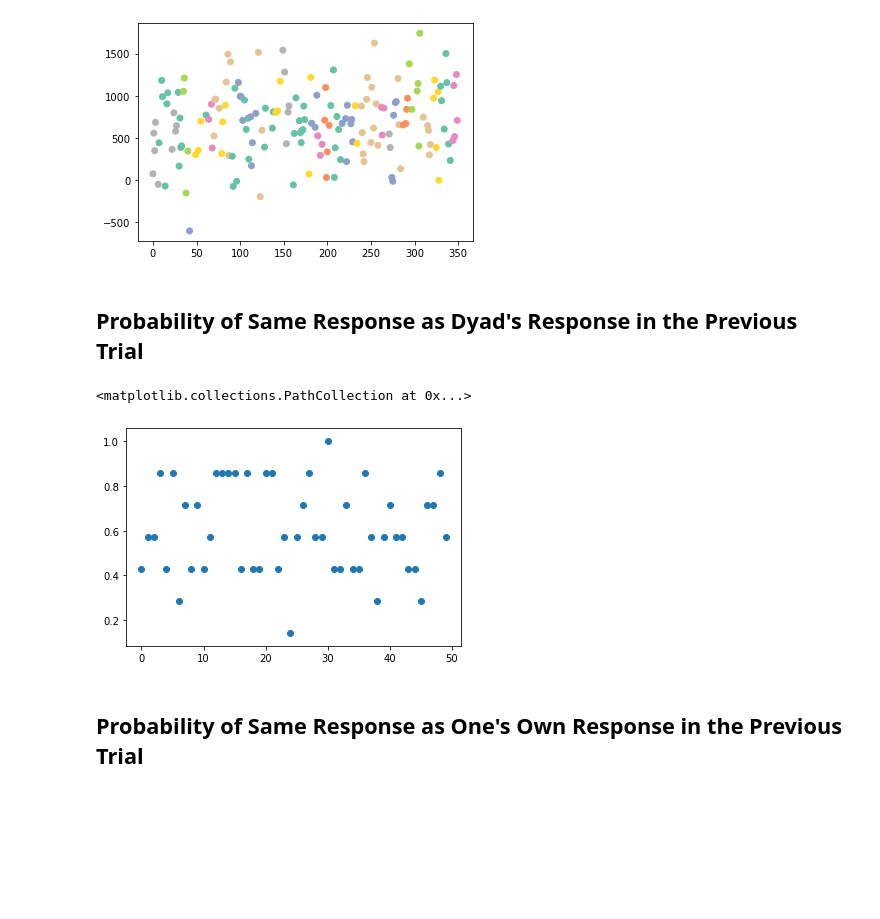
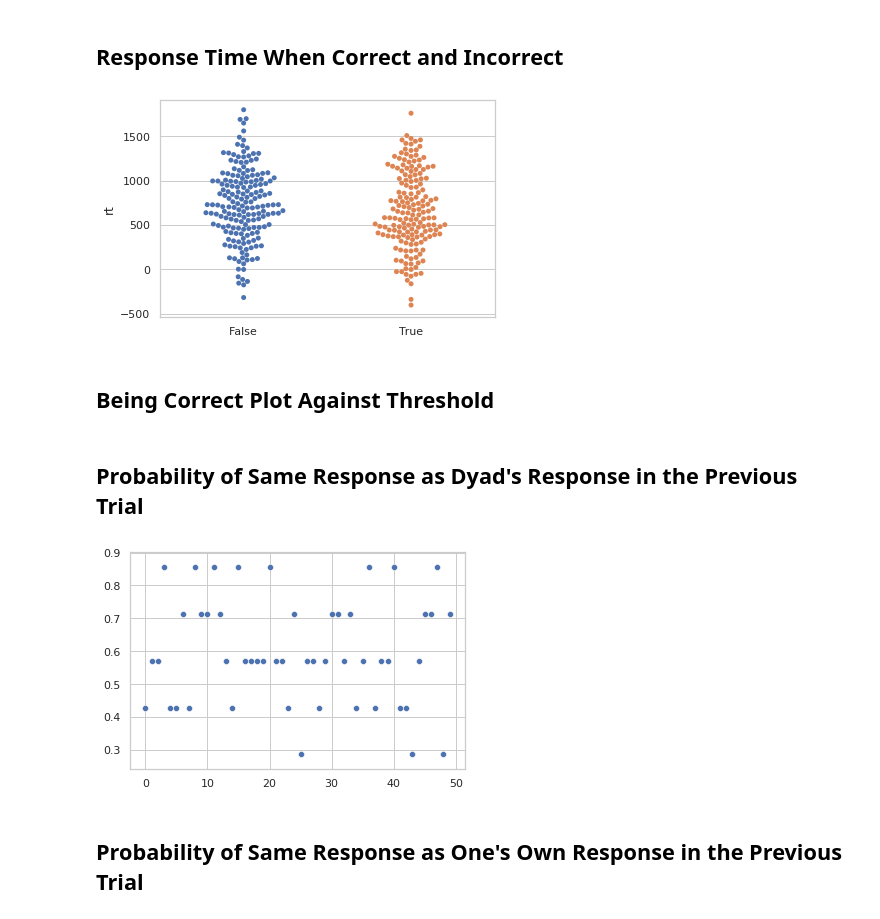
Before and after one commit to 104H/dyadicdecisionmaking, a Jupyter notebook: dataanalysis/pipeline.ipynb, the cells around one changed output. Cells and saved outputs as stored; diff of their text form; code cells hidden in the pictures; blank space fills up the shorter version.

```diff
--- a/dataanalysis/pipeline.ipynb
+++ b/dataanalysis/pipeline.ipynb
@@ -50,5 +70,8 @@ plt.scatter(_.index, _.rt, c=_.subject1, cmap="Set2");
-# %%
-_ = df[df.s1_condition == "act"]
-plt.scatter(_.index, _.rt, c=_.subject1, cmap="Set2");
-# %% [output]
-[figure, removed]
+# %% [markdown]
+## Response Time When Correct and Incorrect
+# %%
+sns.swarmplot(df.signalpresence == df.selection, df.rt);
+# %% [output]
+[figure, added]
+# %% [markdown]
+## Being Correct Plot Against Threshold
@@ -56,6 +81,7 @@ plt.scatter(_.index, _.rt, c=_.subject1, cmap="Set2");
 ## Probability of Same Response as Dyad's Response in the Previous Trial
 # %%
 prob_repeat = []
+
 for exp in df.experiment.unique():
     # filter out each experiment
     _ = df[df.experiment == exp]
@@ -70,10 +96,9 @@ for exp in df.experiment.unique():
 
     prob_repeat.append(repeat/trials)
 
-plt.scatter(range(len(prob_repeat)), prob_repeat)
+sns.scatterplot(range(len(prob_repeat)), prob_repeat);
 # %% [output]
-<matplotlib.collections.PathCollection at 0x...>
-[figure, old version]
+[figure, new version]
 # %% [markdown]
 ## Probability of Same Response as One's Own Response in the Previous Trial
 # %%
```
Also changed, not shown: parts of 11 cells of this notebook.
